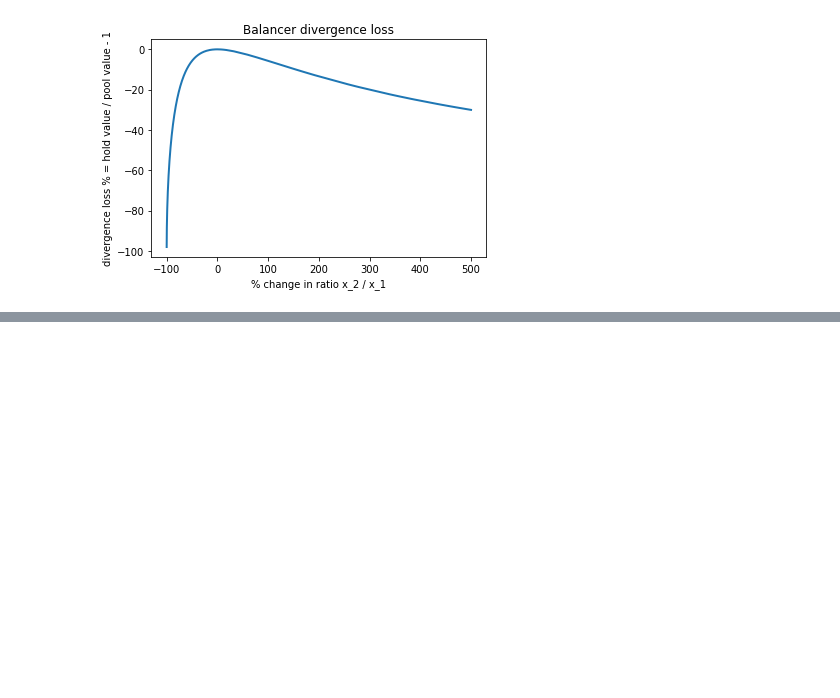
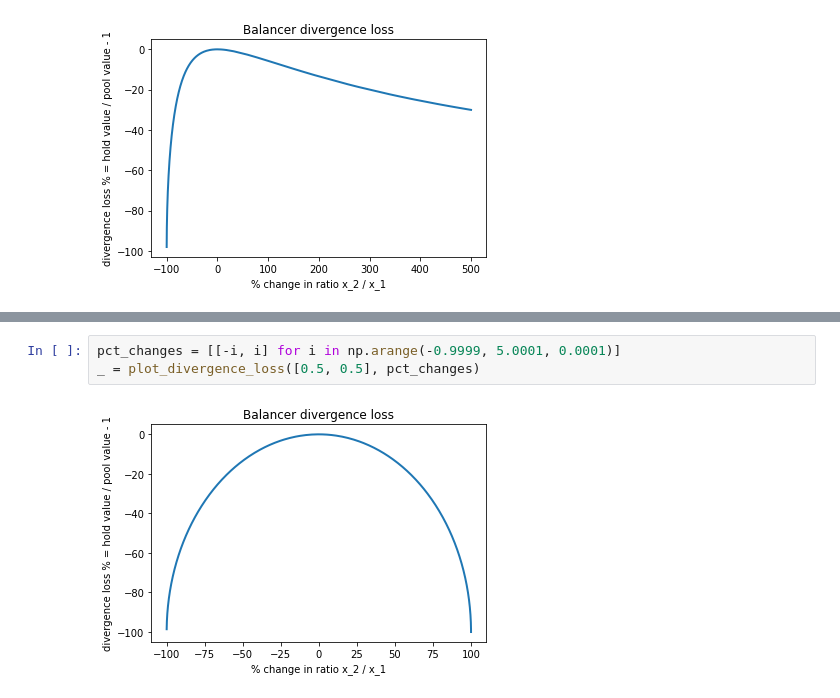
Before and after one commit to xujiahuayz/bondingcurves, a Jupyter notebook: notebooks/divergence-losses.ipynb, the cells around one changed output, grey strips where cells are left out. Drawn from its saved outputs; the diff is of its cells as text; blank space fills up the shorter version.

```diff
--- a/notebooks/divergence-losses.ipynb
+++ b/notebooks/divergence-losses.ipynb
@@ -34,0 +50,5 @@ _ = plot_divergence_loss([0.5, 0.5], pct_changes)
+# %%
+pct_changes = [[-i, i] for i in np.arange(-0.9999, 5.0001, 0.0001)]
+_ = plot_divergence_loss([0.5, 0.5], pct_changes)
+# %% [output]
+[figure, added]
```
Also changed, not shown: parts of 3 cells of this notebook.
